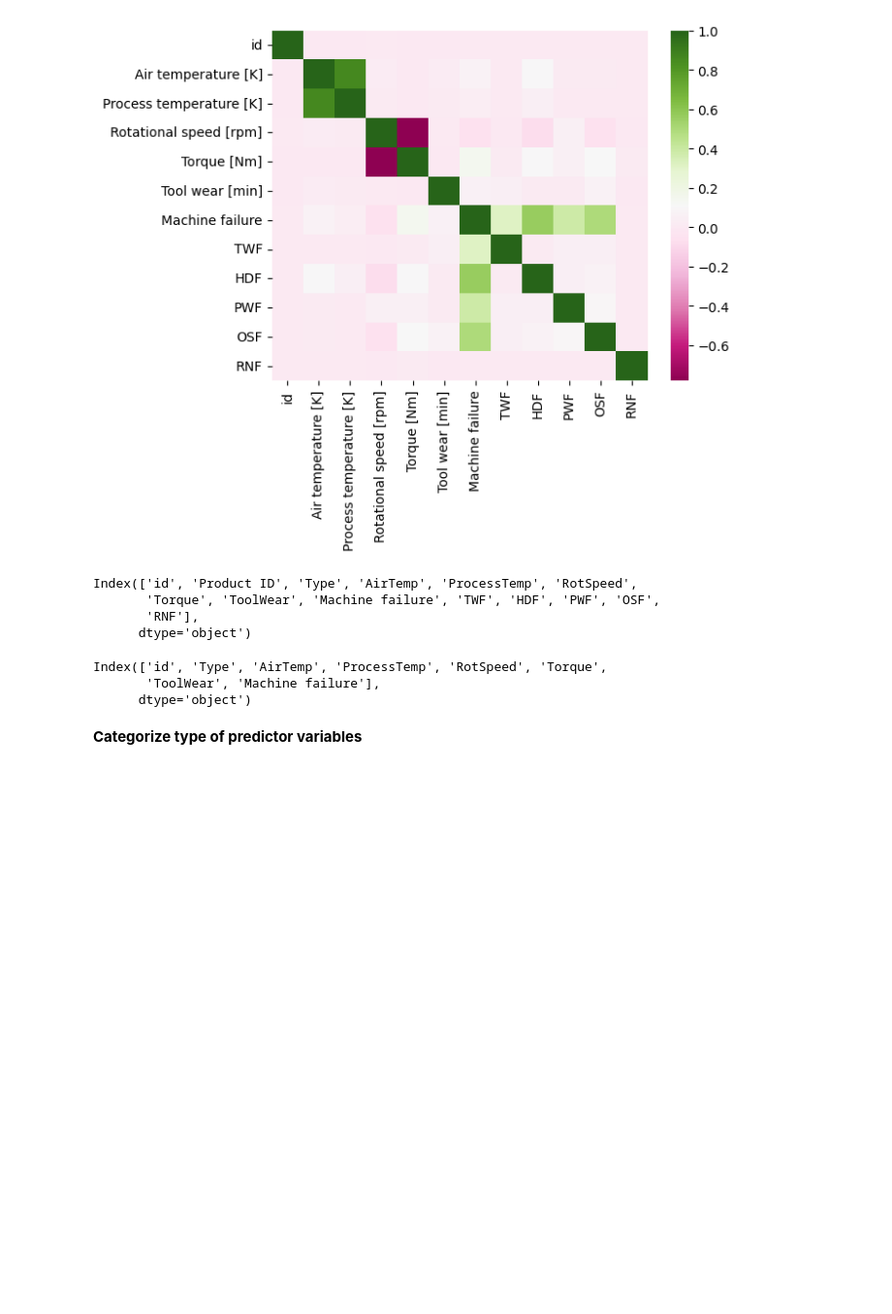
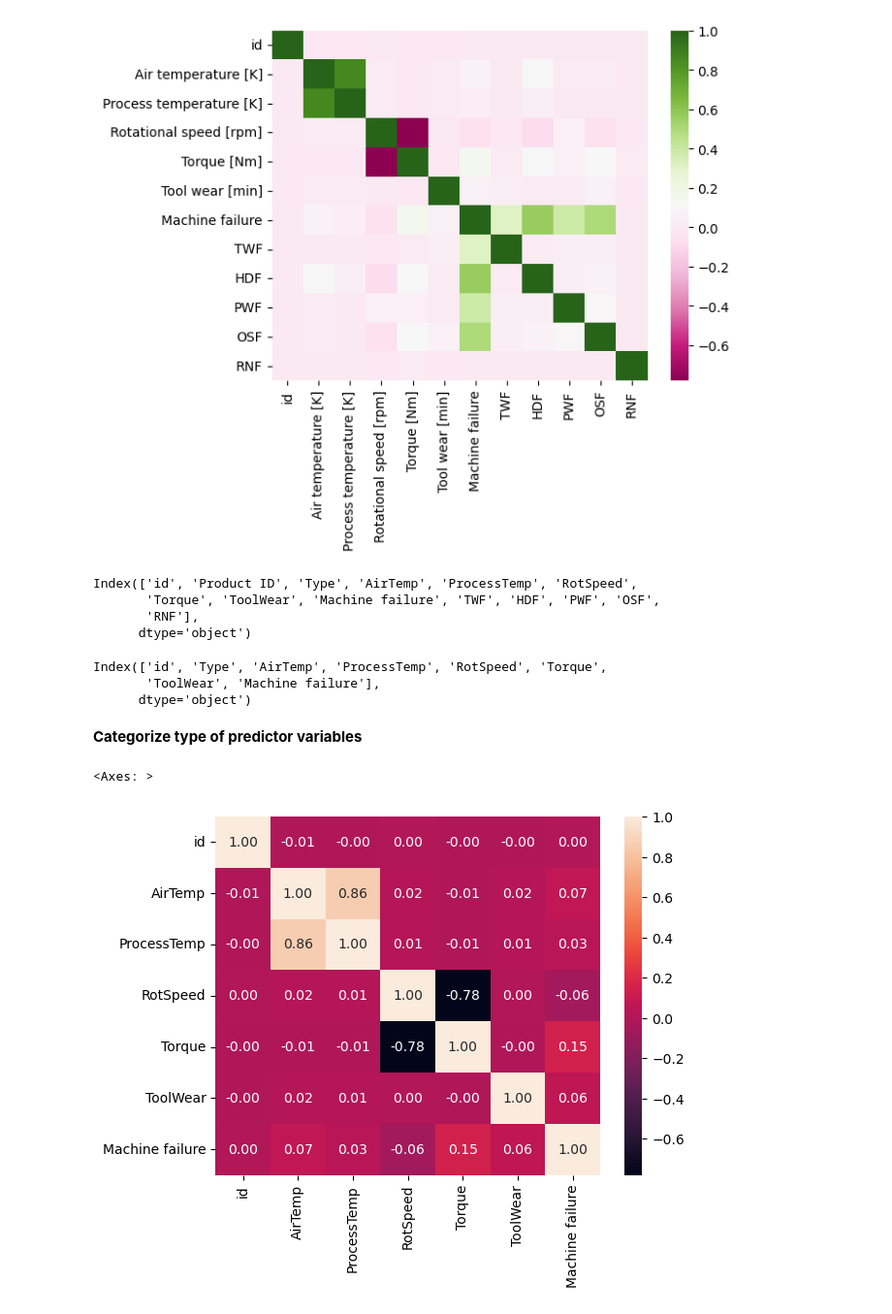
Before and after one commit to sharmilat29/Kaggle-Machine-Failure-Classification-Algorithms, a Jupyter notebook: machine-failure-binary-classification.ipynb, the cells around one changed output. Shown: that part at 97% size. Cells and saved outputs as stored; diff of their text form; code cells hidden in the pictures; blank space fills up the shorter version.

```diff
--- a/machine-failure-binary-classification.ipynb
+++ b/machine-failure-binary-classification.ipynb
@@ -106,3 +122,9 @@ Index(['id', 'Type', 'AirTemp', 'ProcessTemp', 'RotSpeed', 'Torque',
       dtype='object')
 # %% [markdown]
 **Categorize type of predictor variables**
+# %%
+corr1 = df.corr()
+sns.heatmap(corr1, annot = True, fmt = '.2f')
+# %% [output]
+<Axes: >
+[figure, added]
```
Also changed, not shown: parts of 16 cells of this notebook.
